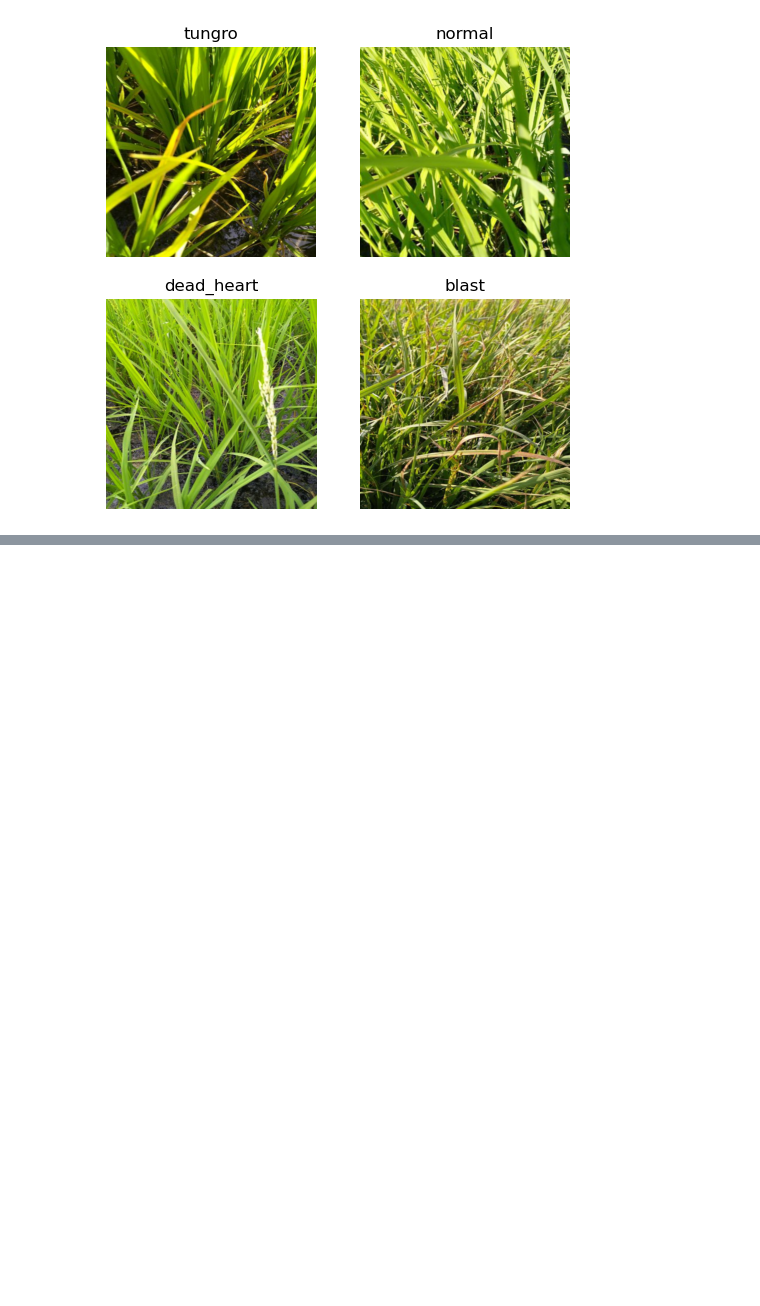
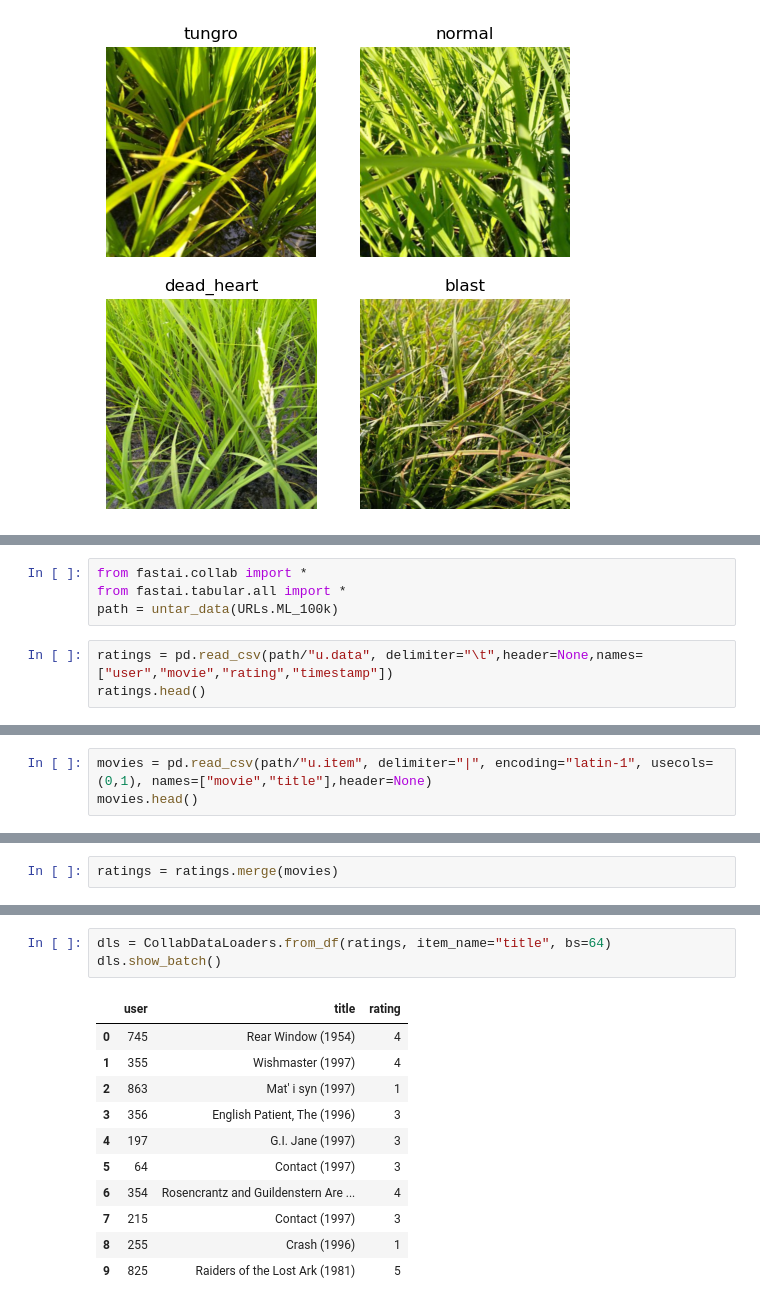
Before and after one commit to nglillywhite/blog, a Jupyter notebook: posts/2023-02-21-Fastai Lesson 7.ipynb, the cells around one changed output, grey strips where cells are left out. Cells and saved outputs as stored; diff of their text form; blank space fills up the shorter version.

```diff
--- a/posts/2023-02-21-Fastai Lesson 7.ipynb
+++ b/posts/2023-02-21-Fastai Lesson 7.ipynb
@@ -212,0 +109,7 @@ Kernel version 2 successfully pushed.  Please check progress at https://www.kagg
+# %%
+from fastai.collab import *
+from fastai.tabular.all import *
+path = untar_data(URLs.ML_100k)
+# %%
+ratings = pd.read_csv(path/"u.data", delimiter="\t",header=None,names=["user","movie","rating","timestamp"])
+ratings.head()
@@ -212,0 +136,3 @@ Kernel version 2 successfully pushed.  Please check progress at https://www.kagg
+# %%
+movies = pd.read_csv(path/"u.item", delimiter="|", encoding="latin-1", usecols=(0,1), names=["movie","title"],header=None)
+movies.head()
@@ -212,0 +204,2 @@ Kernel version 2 successfully pushed.  Please check progress at https://www.kagg
+# %%
+ratings = ratings.merge(movies)
@@ -212,0 +215,15 @@ Kernel version 2 successfully pushed.  Please check progress at https://www.kagg
+# %%
+dls = CollabDataLoaders.from_df(ratings, item_name="title", bs=64)
+dls.show_batch()
+# %% [output]
+|  | user | title | rating |
+| 0 | 745 | Rear Window (1954) | 4 |
+| 1 | 355 | Wishmaster (1997) | 4 |
+| 2 | 863 | Mat' i syn (1997) | 1 |
+| 3 | 356 | English Patient, The (1996) | 3 |
+| 4 | 197 | G.I. Jane (1997) | 3 |
+| 5 | 64 | Contact (1997) | 3 |
+| 6 | 354 | Rosencrantz and Guildenstern Are ... | 4 |
+| 7 | 215 | Contact (1997) | 3 |
+| 8 | 255 | Crash (1996) | 1 |
+| 9 | 825 | Raiders of the Lost Ark (1981) | 5 |
```
Also changed, not shown: parts of 113 cells of this notebook, 4 other files.
